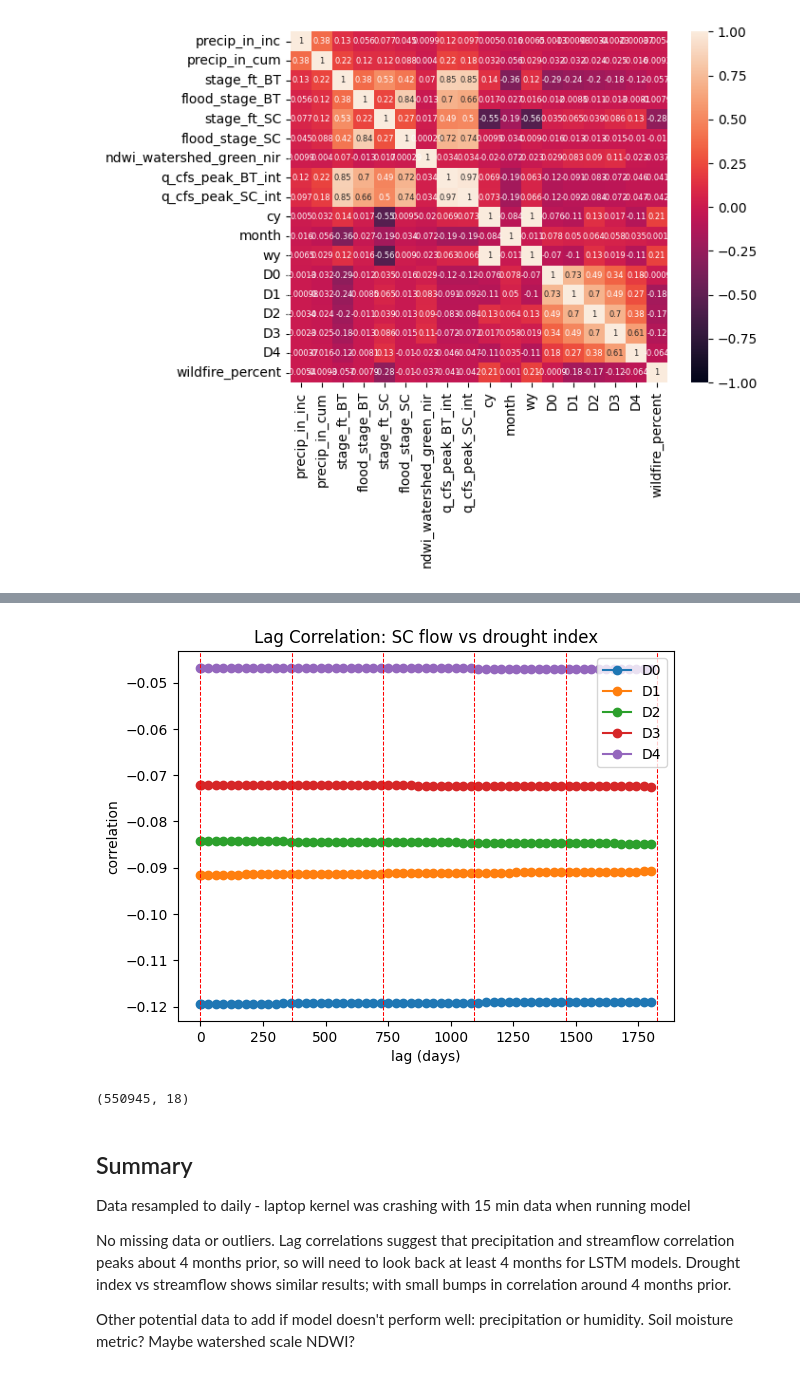
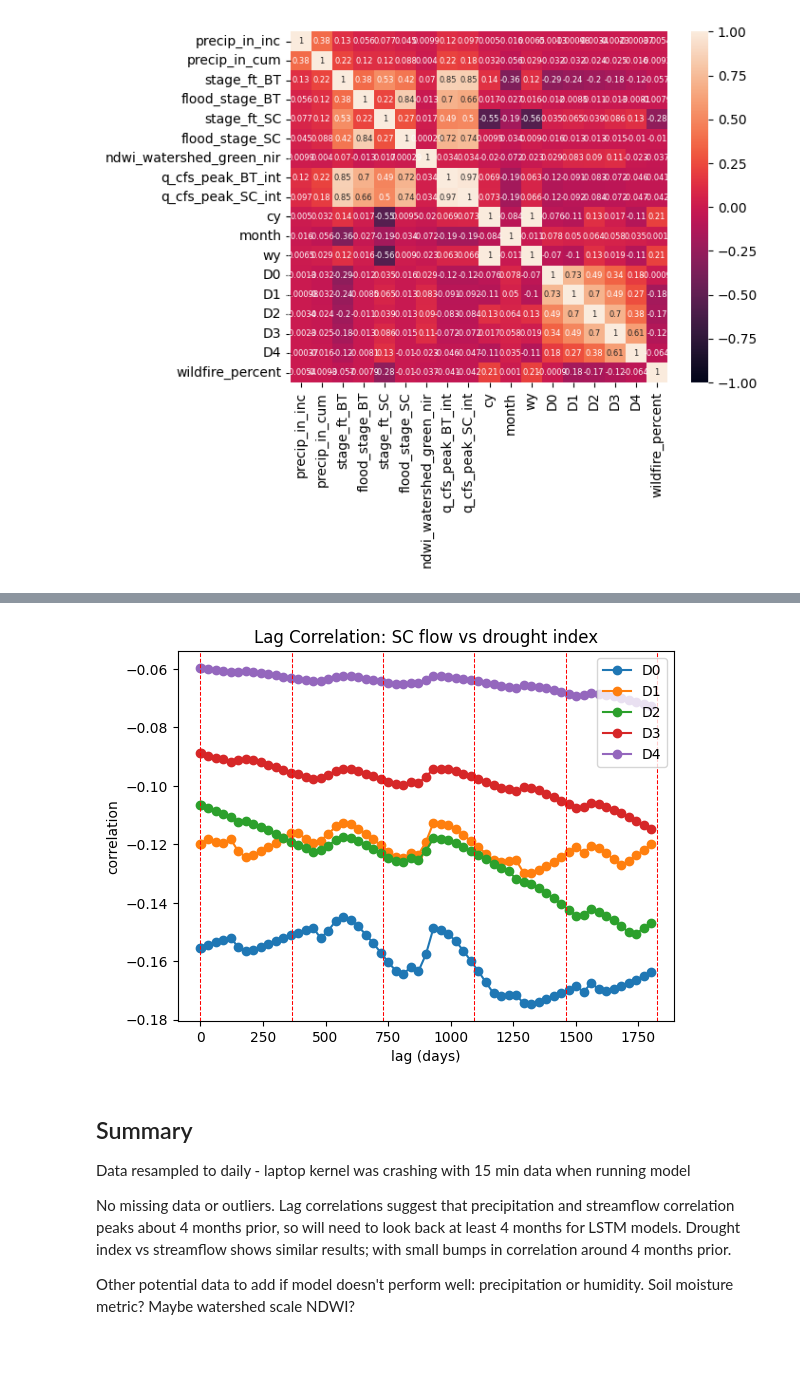
Before and after one commit to kpretz/San-Lorenzo-Flood-Prediction, a Jupyter notebook: 01_GetData_EDA.ipynb, the cells around one changed output, grey strips where cells are left out. Cells and saved outputs as stored; diff of their text form; code cells hidden in the pictures.

Commit message:
fix precip reampling issue

```diff
--- a/01_GetData_EDA.ipynb
+++ b/01_GetData_EDA.ipynb
@@ -219,7 +196,7 @@ Missing streamflow is linearly interpolated.
 # %%
 # combine all data into one df
 
-hydro_data1 = pd.merge(rain_resample, streamflow, how='outer', left_index=True, right_index=True)
+hydro_data1 = pd.merge(event_rain_cleaned, streamflow, how='outer', left_index=True, right_index=True)
 hydro_data = pd.merge(hydro_data1, ndwi, how='outer', left_index=True, right_index=True)
 hydro_data['ndwi_watershed_green_nir'] = hydro_data['ndwi_watershed_green_nir'].ffill()
 
@@ -567,3 +510,14 @@ sns.heatmap(data.corr(), annot=True, vmin=-1, vmax=1, annot_kws={"size":6})
 # %% [output]
 <Axes: >
 [figure]
+# %%
+data_daily = data.resample('1D').agg({'precip_in_inc': 'sum',
+                                     'precip_in_cum': 'median',
+                                     'stage_ft_BT': 'median',
+                                     'stage_ft_SC': 'median',
+                                     'q_cfs_peak_SC_int': 'median',
+                                     'q_cfs_peak_BT_int': 'median',
+                                     'ndwi_watershed_green_nir': 'median',
+                                     'D0': 'median', 'D1': 'median', 'D2': 'median', 'D3': 'median', 'D4': 'median',
+                                     })
+data_daily
@@ -572,9 +540,9 @@ sns.heatmap(data.corr(), annot=True, vmin=-1, vmax=1, annot_kws={"size":6})
 lag_step = np.arange(1, 365*5, 14)
 lag_step
 lags_out = pd.DataFrame(columns=['lag', 'correlation'])
-lags_out.loc[0, :] = [0, np.corrcoef(data['q_cfs_peak_SC_int'], data['precip_in_inc'])[1,0]]
+lags_out.loc[0, :] = [0, np.corrcoef(data_daily['q_cfs_peak_SC_int'], data_daily['precip_in_inc'])[1,0]]
 for lag in lag_step:
-    data_lag = data.copy()
+    data_lag = data_daily.copy()
     data_lag['q_cfs_peak_BT_int'] = data_lag['q_cfs_peak_BT_int'].diff(lag)
     data_lag.dropna(inplace=True)
     lags_out.loc[lag, :] = [lag, np.corrcoef(data_lag['q_cfs_peak_BT_int'], data_lag['precip_in_inc'])[1,0]]
@@ -611,9 +579,9 @@ lags_out.head(20)
 lag_step = np.arange(1, 365*5, 14)
 lag_step
 lags_out = pd.DataFrame(columns=['lag', 'correlation'])
-lags_out.loc[0, :] = [0, np.corrcoef(data['q_cfs_peak_SC_int'], data['ndwi_watershed_green_nir'])[1,0]]
+lags_out.loc[0, :] = [0, np.corrcoef(data_daily['q_cfs_peak_SC_int'], data_daily['ndwi_watershed_green_nir'])[1,0]]
 for lag in lag_step:
-    data_lag = data.copy()
+    data_lag = data_daily.copy()
     data_lag['q_cfs_peak_BT_int'] = data_lag['q_cfs_peak_BT_int'].diff(lag)
     data_lag.dropna(inplace=True)
     lags_out.loc[lag, :] = [lag, np.corrcoef(data_lag['q_cfs_peak_BT_int'], data_lag['ndwi_watershed_green_nir'])[1,0]]
@@ -648,39 +616,35 @@ lags_out.head(20)
 # %%
 #lag correlation with each Drought category
 lag_step = np.arange(1, 365*5, 30)
 d_cat_list = ['D0', 'D1', 'D2', 'D3', 'D4']
 lags_out = pd.DataFrame(columns=d_cat_list)
 
 for d in d_cat_list:
-    lags_out.loc[0, d] = np.corrcoef(data['q_cfs_peak_SC_int'], data[d])[1,0]
+    lags_out.loc[0, d] = np.corrcoef(data_daily['q_cfs_peak_SC_int'], data_daily[d])[1,0]
 
 for lag in lag_step:
-    data_lag = data.copy()
+    data_lag = data_daily.copy()
     data_lag['q_cfs_peak_BT_int'] = data_lag['q_cfs_peak_BT_int'].diff(lag)
     data_lag.dropna(inplace=True)
 
     for d in d_cat_list:
         lags_out.loc[lag, d] = np.corrcoef(data_lag['q_cfs_peak_SC_int'], data_lag[d])[1,0]
 
 
 f, ax = plt.subplots(1, 1)
 ax.plot(lags_out.index, lags_out,  linestyle='-', marker='o')
 ax.set_ylabel('correlation')
 ax.set_xlabel('lag (days)')
 ax.legend(lags_out.columns)
 ax.set_title('Lag Correlation: SC flow vs drought index')
 
 for x in np.arange(0, 6*365, 365):
     ax.axvline(x, c='r', linestyle='--', linewidth=0.75)
 # %% [output]
-[figure, old version]
+[figure, new version]
 # %%
 #save data
 data.to_csv('01_data.csv')
-# %%
-data.shape
-# %% [output]
-(550945, 18)
 # %% [markdown]
 ## Summary
 Data resampled to daily - laptop kernel was crashing with 15 min data when running model
```
Also changed, not shown: parts of 19 cells of this notebook, 1 other file.
